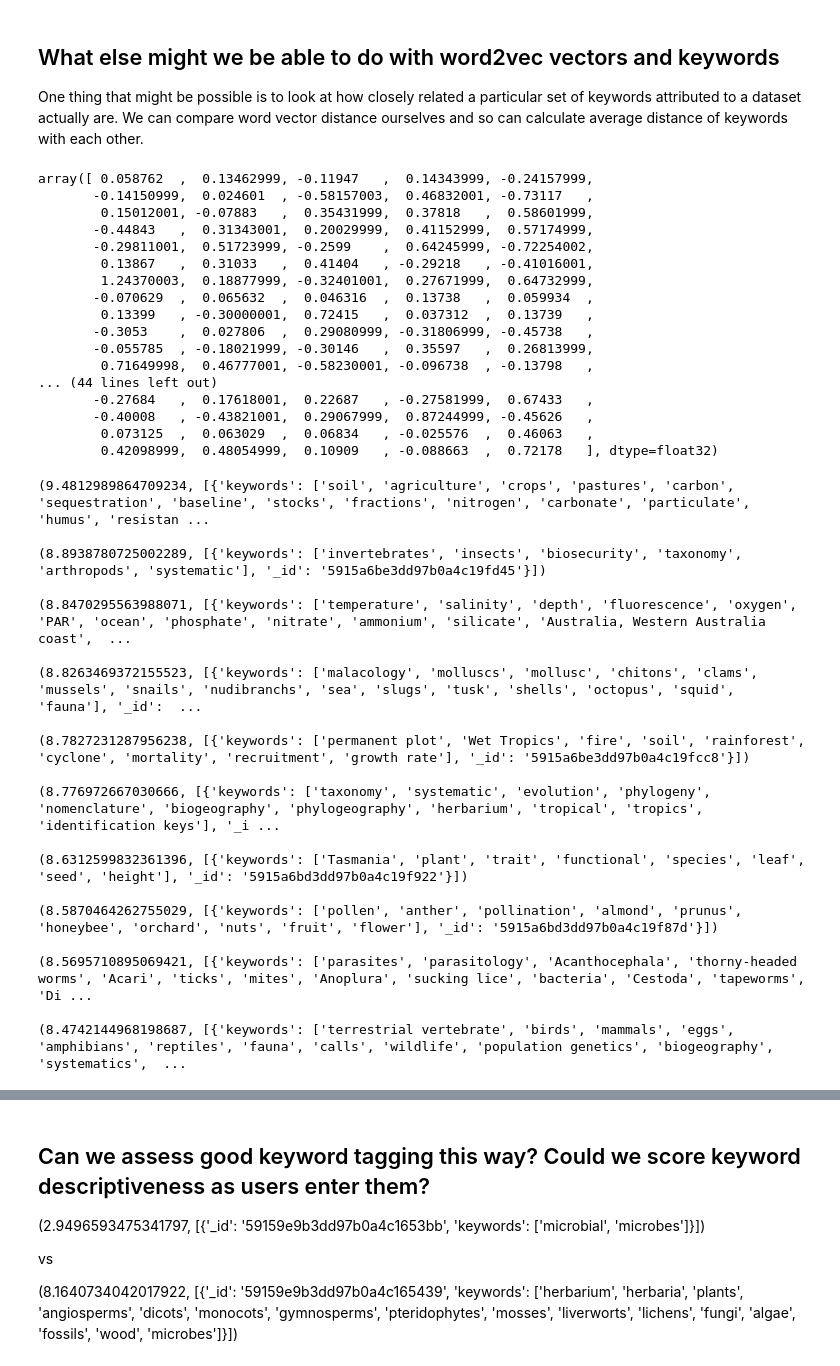
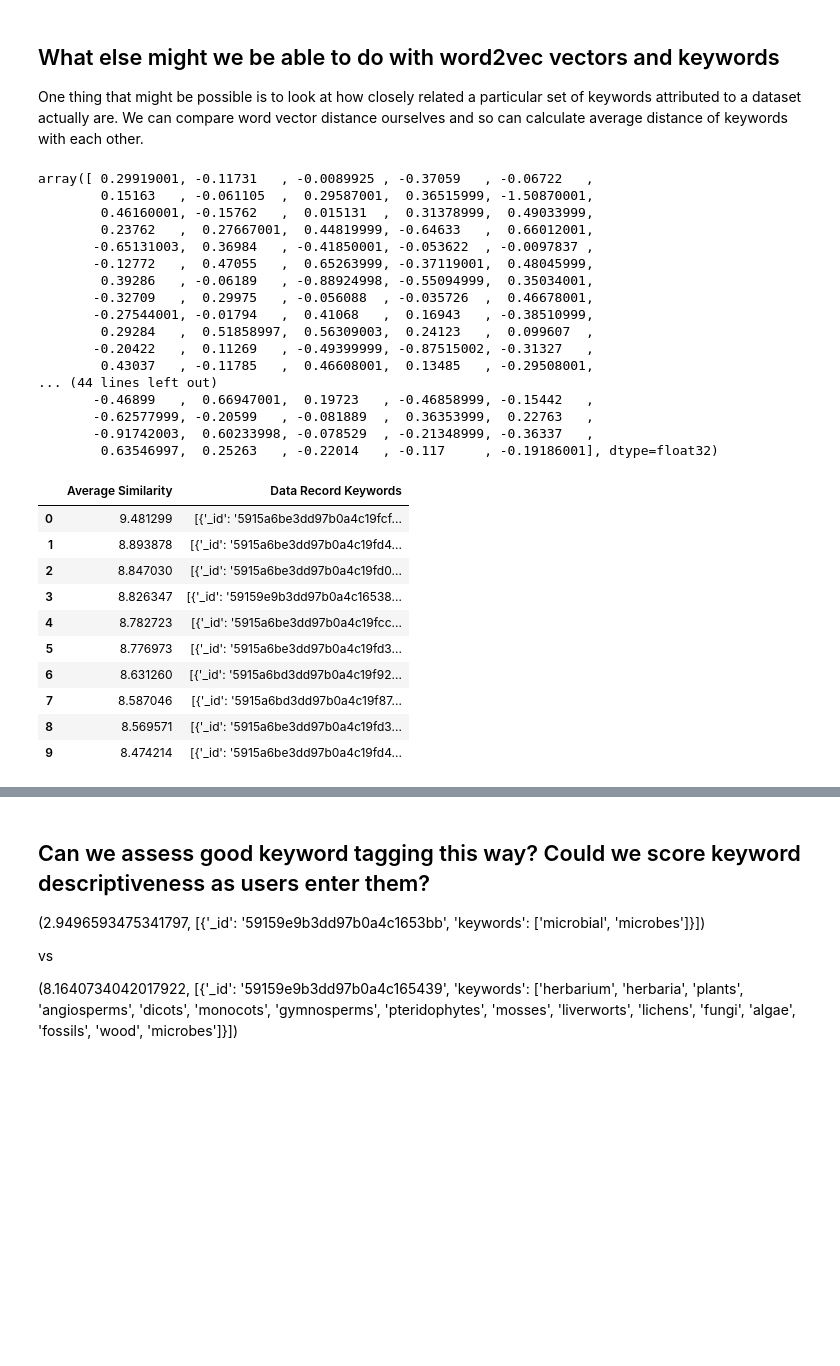
Before and after one commit to oznome/TagTagWord2Vec, a Jupyter notebook: TagTagWord2Vec.ipynb, the cells around one changed output, grey strips where cells are left out. Saved outputs shown, nothing was run; the diff lists cells and outputs as text; code cells hidden in the pictures; blank space fills up the shorter version.

```diff
--- a/TagTagWord2Vec.ipynb
+++ b/TagTagWord2Vec.ipynb
@@ -136,25 +159,25 @@ scheduling: -0.0496188408048
 
 One thing that might be possible is to look at how closely related a particular set of keywords attributed to a dataset  actually are. We can compare word vector distance ourselves and so can calculate average distance of keywords with each other.
 # %%
-model.word_vec(unique_keywords[2])
+model.word_vec('sea')
 # %% [output]
-array([ 0.058762  ,  0.13462999, -0.11947   ,  0.14343999, -0.24157999,
-       -0.14150999,  0.024601  , -0.58157003,  0.46832001, -0.73117   ,
-        0.15012001, -0.07883   ,  0.35431999,  0.37818   ,  0.58601999,
-       -0.44843   ,  0.31343001,  0.20029999,  0.41152999,  0.57174999,
-       -0.29811001,  0.51723999, -0.2599    ,  0.64245999, -0.72254002,
-        0.13867   ,  0.31033   ,  0.41404   , -0.29218   , -0.41016001,
-        1.24370003,  0.18877999, -0.32401001,  0.27671999,  0.64732999,
-       -0.070629  ,  0.065632  ,  0.046316  ,  0.13738   ,  0.059934  ,
-        0.13399   , -0.30000001,  0.72415   ,  0.037312  ,  0.13739   ,
-       -0.3053    ,  0.027806  ,  0.29080999, -0.31806999, -0.45738   ,
-       -0.055785  , -0.18021999, -0.30146   ,  0.35597   ,  0.26813999,
-        0.71649998,  0.46777001, -0.58230001, -0.096738  , -0.13798   ,
+array([ 0.29919001, -0.11731   , -0.0089925 , -0.37059   , -0.06722   ,
+        0.15163   , -0.061105  ,  0.29587001,  0.36515999, -1.50870001,
+        0.46160001, -0.15762   ,  0.015131  ,  0.31378999,  0.49033999,
+        0.23762   ,  0.27667001,  0.44819999, -0.64633   ,  0.66012001,
+       -0.65131003,  0.36984   , -0.41850001, -0.053622  , -0.0097837 ,
+       -0.12772   ,  0.47055   ,  0.65263999, -0.37119001,  0.48045999,
+        0.39286   , -0.06189   , -0.88924998, -0.55094999,  0.35034001,
+       -0.32709   ,  0.29975   , -0.056088  , -0.035726  ,  0.46678001,
+       -0.27544001, -0.01794   ,  0.41068   ,  0.16943   , -0.38510999,
+        0.29284   ,  0.51858997,  0.56309003,  0.24123   ,  0.099607  ,
+       -0.20422   ,  0.11269   , -0.49399999, -0.87515002, -0.31327   ,
+        0.43037   , -0.11785   ,  0.46608001,  0.13485   , -0.29508001,
 ... (44 lines left out)
-       -0.27684   ,  0.17618001,  0.22687   , -0.27581999,  0.67433   ,
-       -0.40008   , -0.43821001,  0.29067999,  0.87244999, -0.45626   ,
-        0.073125  ,  0.063029  ,  0.06834   , -0.025576  ,  0.46063   ,
-        0.42098999,  0.48054999,  0.10909   , -0.088663  ,  0.72178   ], dtype=float32)
+       -0.46899   ,  0.66947001,  0.19723   , -0.46858999, -0.15442   ,
+       -0.62577999, -0.20599   , -0.081889  ,  0.36353999,  0.22763   ,
+       -0.91742003,  0.60233998, -0.078529  , -0.21348999, -0.36337   ,
+        0.63546997,  0.25263   , -0.22014   , -0.117     , -0.19186001], dtype=float32)
 # %%
 import numpy, itertools, collections
 
@@ -172,52 +195,46 @@ def get_word_vec(word, word_vec):
         word_vec[word] = a_vec
     return a_vec
 
 for record in keywords_dict:
     metadata_record_keywords = record['keywords']
     total_distance = 0
     count = 1
     word_vec = {}
     sets = [frozenset(pair) for pair in itertools.product(metadata_record_keywords, metadata_record_keywords)]
     unique_pairs = set(sets)
     for pair in unique_pairs:
         pair = list(pair)
         if len(pair) < 2:
             continue
         else:
             a_vec = get_word_vec(pair[0], word_vec)
             b_vec = get_word_vec(pair[1], word_vec)
             if a_vec != None and b_vec != None:
                 distance = numpy.linalg.norm(a_vec-b_vec)
             else:
                 continue
             count += 1
             total_distance += distance
     average_distance = total_distance / count
     if average_distance in average_keyword_dist_record.keys():
         average_keyword_dist_record[average_distance].append(record)
     else:
         average_keyword_dist_record[average_distance] = [record]
 
-# first 10 results to keep notebook output smallish
-for result in list(collections.OrderedDict(sorted(average_keyword_dist_record.items(), reverse=True)).items())[0:10]:
-    print(str(result) + '\n')
+result = collections.OrderedDict(sorted(average_keyword_dist_record.items(), reverse=True))
+df = pd.DataFrame()
+df["Average Similarity"] = result.keys()
+df["Data Record Keywords"] = result.values()
+df[0:10]
 # %% [output]
-(9.4812989864709234, [{'keywords': ['soil', 'agriculture', 'crops', 'pastures', 'carbon', 'sequestration', 'baseline', 'stocks', 'fractions', 'nitrogen', 'carbonate', 'particulate', 'humus', 'resistan ...
-
-(8.8938780725002289, [{'keywords': ['invertebrates', 'insects', 'biosecurity', 'taxonomy', 'arthropods', 'systematic'], '_id': '5915a6be3dd97b0a4c19fd45'}])
-
-(8.8470295563988071, [{'keywords': ['temperature', 'salinity', 'depth', 'fluorescence', 'oxygen', 'PAR', 'ocean', 'phosphate', 'nitrate', 'ammonium', 'silicate', 'Australia, Western Australia coast',  ...
-
-(8.8263469372155523, [{'keywords': ['malacology', 'molluscs', 'mollusc', 'chitons', 'clams', 'mussels', 'snails', 'nudibranchs', 'sea', 'slugs', 'tusk', 'shells', 'octopus', 'squid', 'fauna'], '_id':  ...
-
-(8.7827231287956238, [{'keywords': ['permanent plot', 'Wet Tropics', 'fire', 'soil', 'rainforest', 'cyclone', 'mortality', 'recruitment', 'growth rate'], '_id': '5915a6be3dd97b0a4c19fcc8'}])
-
-(8.776972667030666, [{'keywords': ['taxonomy', 'systematic', 'evolution', 'phylogeny', 'nomenclature', 'biogeography', 'phylogeography', 'herbarium', 'tropical', 'tropics', 'identification keys'], '_i ...
-
-(8.6312599832361396, [{'keywords': ['Tasmania', 'plant', 'trait', 'functional', 'species', 'leaf', 'seed', 'height'], '_id': '5915a6bd3dd97b0a4c19f922'}])
-
-(8.5870464262755029, [{'keywords': ['pollen', 'anther', 'pollination', 'almond', 'prunus', 'honeybee', 'orchard', 'nuts', 'fruit', 'flower'], '_id': '5915a6bd3dd97b0a4c19f87d'}])
-
-(8.5695710895069421, [{'keywords': ['parasites', 'parasitology', 'Acanthocephala', 'thorny-headed worms', 'Acari', 'ticks', 'mites', 'Anoplura', 'sucking lice', 'bacteria', 'Cestoda', 'tapeworms', 'Di ...
-
-(8.4742144968198687, [{'keywords': ['terrestrial vertebrate', 'birds', 'mammals', 'eggs', 'amphibians', 'reptiles', 'fauna', 'calls', 'wildlife', 'population genetics', 'biogeography', 'systematics',  ...
+|  | Average Similarity | Data Record Keywords |
+| 0 | 9.481299 | [{'_id': '5915a6be3dd97b0a4c19fcf... |
+| 1 | 8.893878 | [{'_id': '5915a6be3dd97b0a4c19fd4... |
+| 2 | 8.847030 | [{'_id': '5915a6be3dd97b0a4c19fd0... |
+| 3 | 8.826347 | [{'_id': '59159e9b3dd97b0a4c16538... |
+| 4 | 8.782723 | [{'_id': '5915a6be3dd97b0a4c19fcc... |
+| 5 | 8.776973 | [{'_id': '5915a6be3dd97b0a4c19fd3... |
+| 6 | 8.631260 | [{'_id': '5915a6bd3dd97b0a4c19f92... |
+| 7 | 8.587046 | [{'_id': '5915a6bd3dd97b0a4c19f87... |
+| 8 | 8.569571 | [{'_id': '5915a6be3dd97b0a4c19fd3... |
+| 9 | 8.474214 | [{'_id': '5915a6be3dd97b0a4c19fd4... |
```
Also changed, not shown: parts of 24 cells of this notebook.
